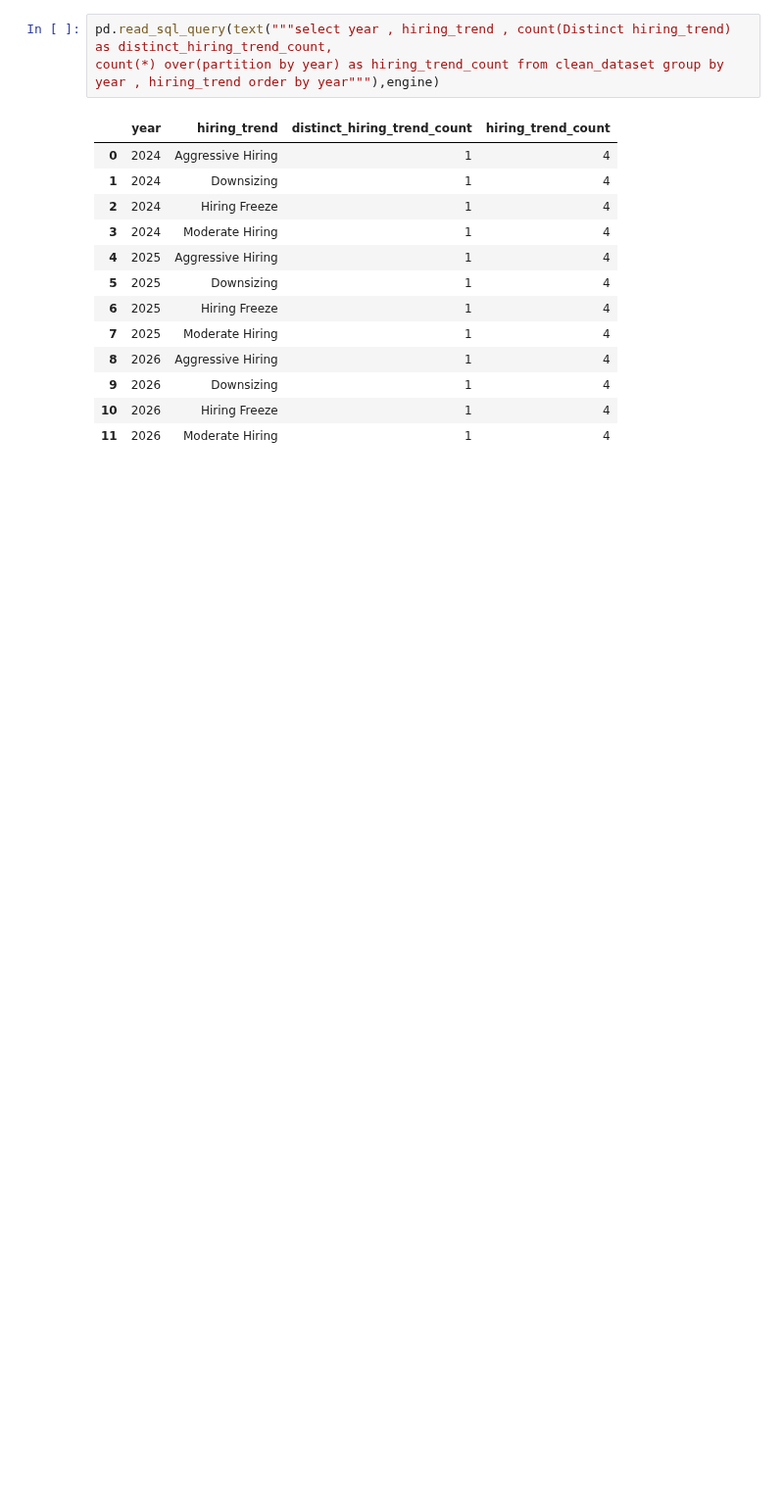
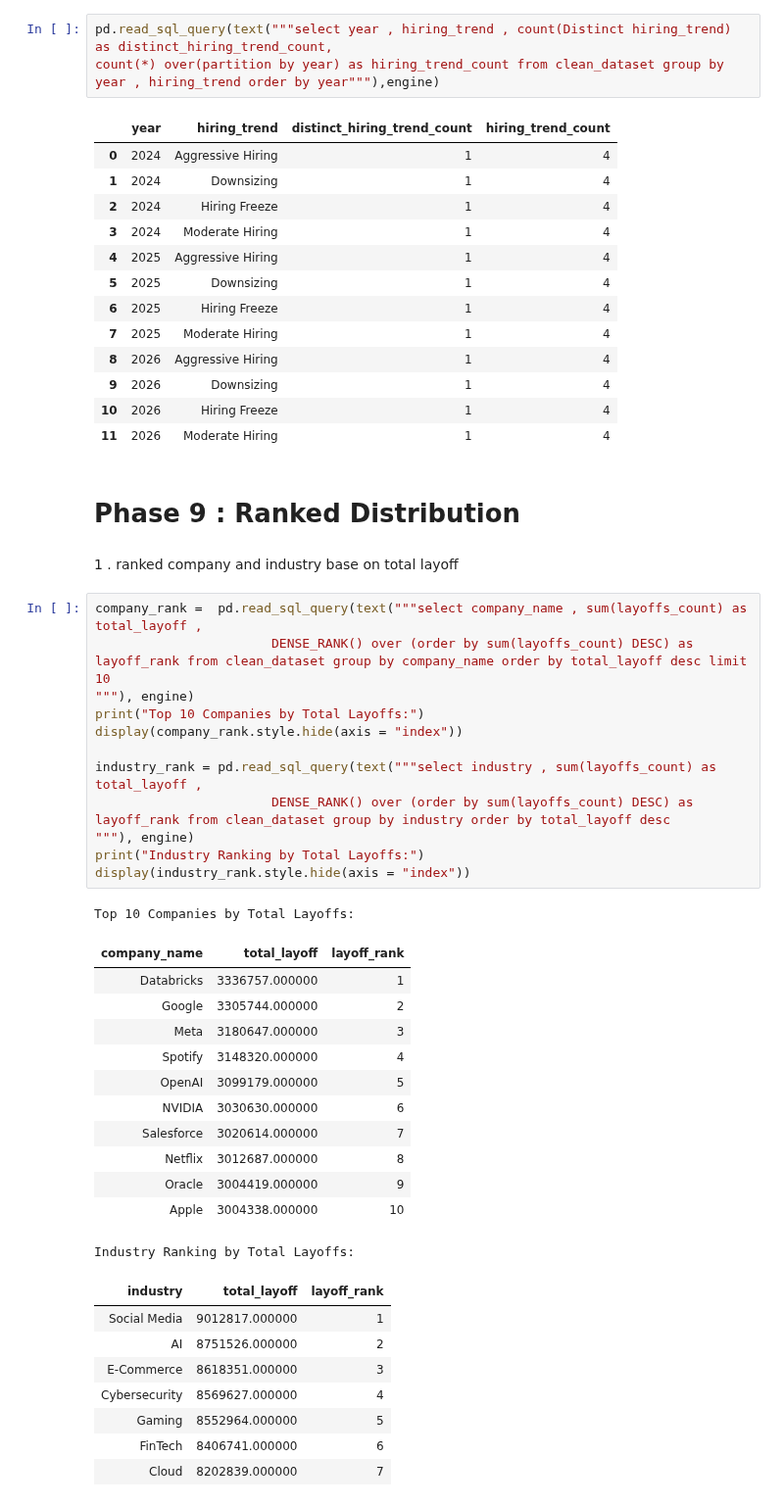
Before and after one commit to Ishasavani1402/Data-Analytics, a Jupyter notebook: tech_layoffs_hiring_trends/EDA.ipynb, the cells around one changed output. Shown at 98% size. Cells and saved outputs as stored; diff of their text form; blank space fills up the shorter version.

```diff
--- a/tech_layoffs_hiring_trends/EDA.ipynb
+++ b/tech_layoffs_hiring_trends/EDA.ipynb
@@ -1713,3 +1713,41 @@ count(*) over(partition by year) as hiring_trend_count from clean_dataset group
 | 9 | 2026 | Downsizing | 1 | 4 |
 | 10 | 2026 | Hiring Freeze | 1 | 4 |
 | 11 | 2026 | Moderate Hiring | 1 | 4 |
+# %% [markdown]
+# Phase 9 : Ranked Distribution
+# %% [markdown]
+1 . ranked company and industry base on total layoff
+# %%
+company_rank =  pd.read_sql_query(text("""select company_name , sum(layoffs_count) as total_layoff ,
+                       DENSE_RANK() over (order by sum(layoffs_count) DESC) as layoff_rank from clean_dataset group by company_name order by total_layoff desc limit 10
+"""), engine)
+print("Top 10 Companies by Total Layoffs:")
+display(company_rank.style.hide(axis = "index"))
+
+industry_rank = pd.read_sql_query(text("""select industry , sum(layoffs_count) as total_layoff ,
+                       DENSE_RANK() over (order by sum(layoffs_count) DESC) as layoff_rank from clean_dataset group by industry order by total_layoff desc
+"""), engine)
+print("Industry Ranking by Total Layoffs:")
+display(industry_rank.style.hide(axis = "index"))
+# %% [output]
+Top 10 Companies by Total Layoffs:
+| company_name | total_layoff | layoff_rank |
+| Databricks | 3336757.000000 | 1 |
+| Google | 3305744.000000 | 2 |
+| Meta | 3180647.000000 | 3 |
+| Spotify | 3148320.000000 | 4 |
+| OpenAI | 3099179.000000 | 5 |
+| NVIDIA | 3030630.000000 | 6 |
+| Salesforce | 3020614.000000 | 7 |
+| Netflix | 3012687.000000 | 8 |
+| Oracle | 3004419.000000 | 9 |
+| Apple | 3004338.000000 | 10 |
+Industry Ranking by Total Layoffs:
+| industry | total_layoff | layoff_rank |
+| Social Media | 9012817.000000 | 1 |
+| AI | 8751526.000000 | 2 |
+| E-Commerce | 8618351.000000 | 3 |
+| Cybersecurity | 8569627.000000 | 4 |
+| Gaming | 8552964.000000 | 5 |
+| FinTech | 8406741.000000 | 6 |
+| Cloud | 8202839.000000 | 7 |
```
Also changed, not shown: parts of 4 cells of this notebook, 1 other file.
